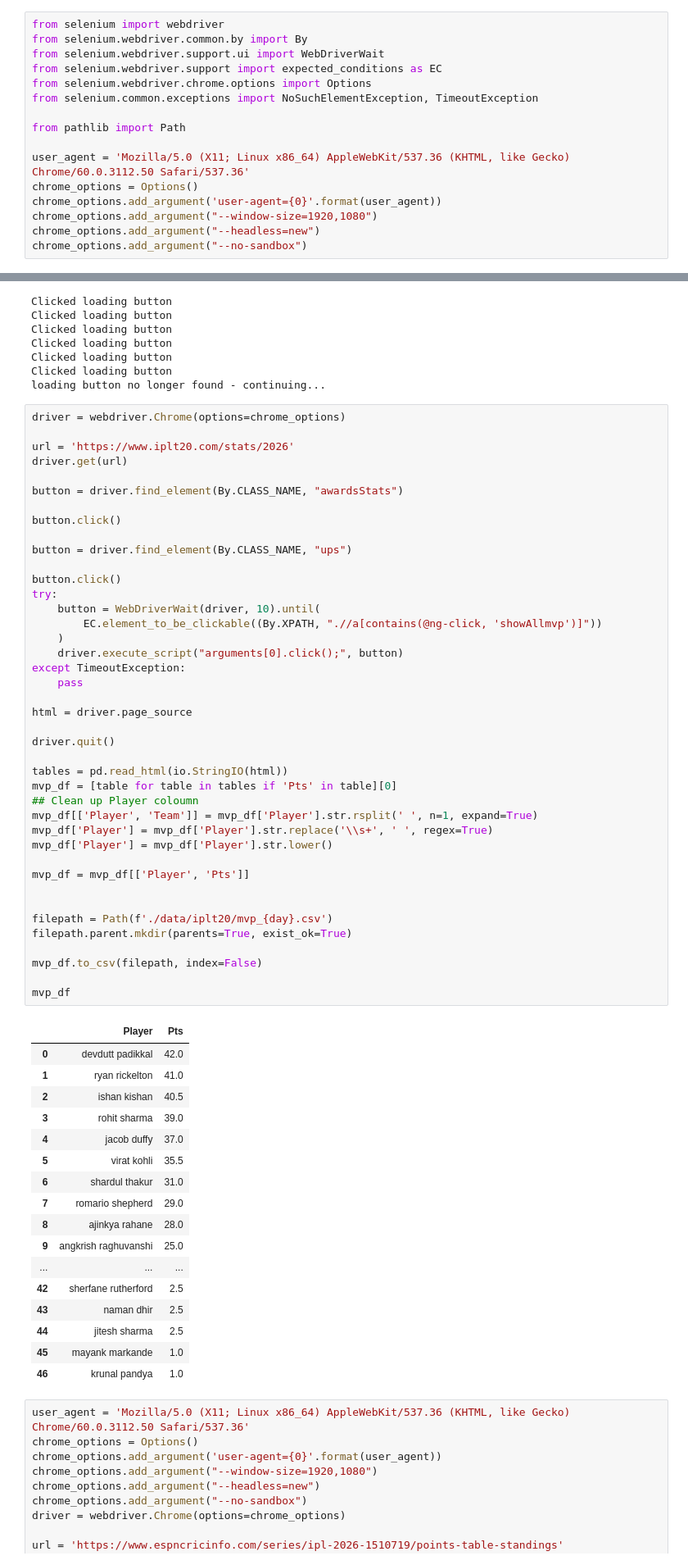
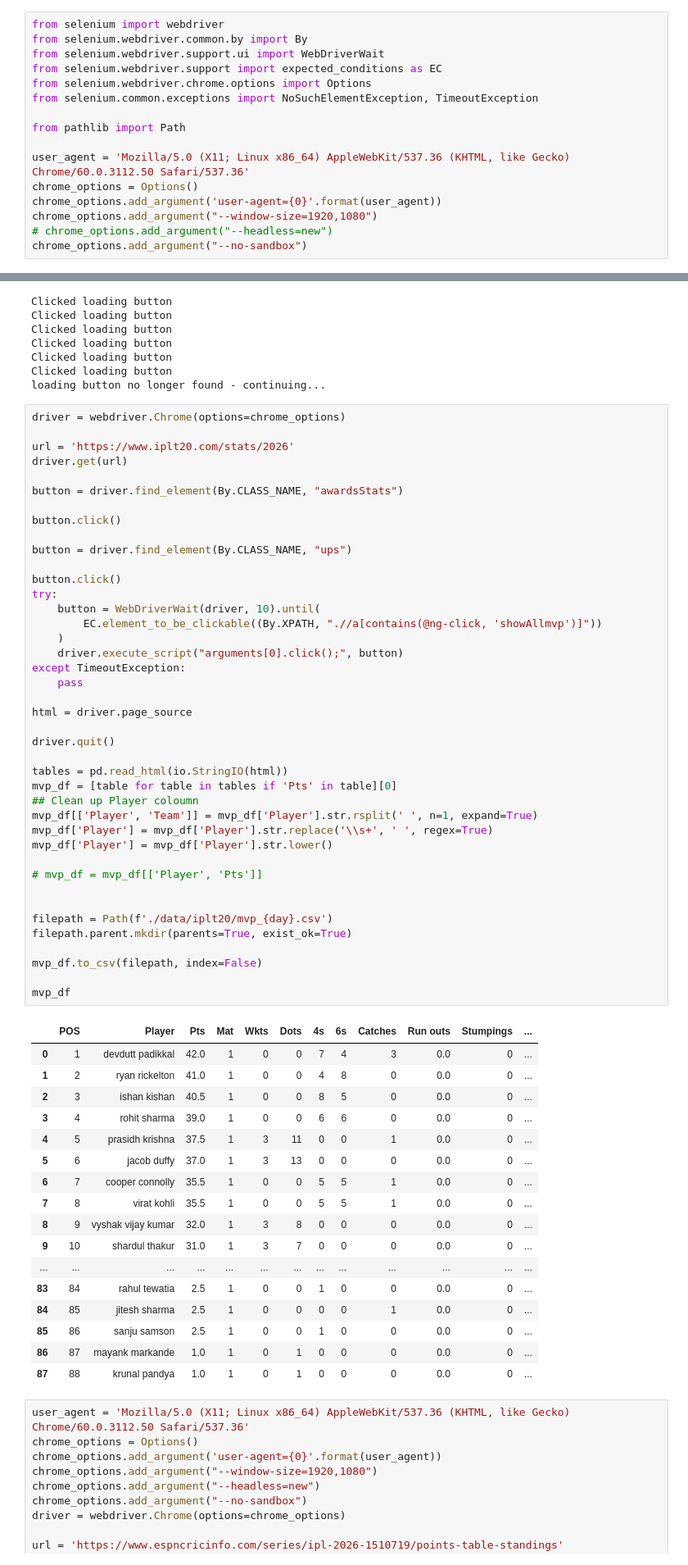
Before and after one commit to suddu16/cricket-fantasy, a Jupyter notebook: ipl2026/ipl_2026_fantasy_points_fetcher.ipynb, the cells around one changed output, grey strips where cells are left out. Shown at 82% size. Cells and saved outputs as stored; diff of their text form.

```diff
--- a/ipl2026/ipl_2026_fantasy_points_fetcher.ipynb
+++ b/ipl2026/ipl_2026_fantasy_points_fetcher.ipynb
@@ -47,7 +47,7 @@ user_agent = 'Mozilla/5.0 (X11; Linux x86_64) AppleWebKit/537.36 (KHTML, like Ge
 chrome_options = Options()
 chrome_options.add_argument('user-agent={0}'.format(user_agent))
 chrome_options.add_argument("--window-size=1920,1080")
-chrome_options.add_argument("--headless=new")
+# chrome_options.add_argument("--headless=new")
 chrome_options.add_argument("--no-sandbox")
 # %%
 driver = webdriver.Chrome(options=chrome_options)
@@ -117,51 +117,51 @@ button = driver.find_element(By.CLASS_NAME, "ups")
 
 button.click()
 try:
     button = WebDriverWait(driver, 10).until(
         EC.element_to_be_clickable((By.XPATH, ".//a[contains(@ng-click, 'showAllmvp')]"))
     )
     driver.execute_script("arguments[0].click();", button)
 except TimeoutException:
     pass
 
 html = driver.page_source
 
 driver.quit()
 
 tables = pd.read_html(io.StringIO(html))
 mvp_df = [table for table in tables if 'Pts' in table][0]
 ## Clean up Player coloumn
 mvp_df[['Player', 'Team']] = mvp_df['Player'].str.rsplit(' ', n=1, expand=True)
 mvp_df['Player'] = mvp_df['Player'].str.replace('\\s+', ' ', regex=True)
 mvp_df['Player'] = mvp_df['Player'].str.lower()
 
-mvp_df = mvp_df[['Player', 'Pts']]
+# mvp_df = mvp_df[['Player', 'Pts']]
 
 
 filepath = Path(f'./data/iplt20/mvp_{day}.csv')
 filepath.parent.mkdir(parents=True, exist_ok=True)
 
 mvp_df.to_csv(filepath, index=False)
 
 mvp_df
 # %% [output]
-|  | Player | Pts |
-| 0 | devdutt padikkal | 42.0 |
-| 1 | ryan rickelton | 41.0 |
-| 2 | ishan kishan | 40.5 |
-| 3 | rohit sharma | 39.0 |
-| 4 | jacob duffy | 37.0 |
-| 5 | virat kohli | 35.5 |
-| 6 | shardul thakur | 31.0 |
-| 7 | romario shepherd | 29.0 |
-| 8 | ajinkya rahane | 28.0 |
-| 9 | angkrish raghuvanshi | 25.0 |
-| ... | ... | ... |
-| 42 | sherfane rutherford | 2.5 |
-| 43 | naman dhir | 2.5 |
-| 44 | jitesh sharma | 2.5 |
-| 45 | mayank markande | 1.0 |
-| 46 | krunal pandya | 1.0 |
+|  | POS | Player | Pts | Mat | Wkts | Dots | 4s | 6s | Catches | Run outs | Stumpings | ... |
+| 0 | 1 | devdutt padikkal | 42.0 | 1 | 0 | 0 | 7 | 4 | 3 | 0.0 | 0 | ... |
+| 1 | 2 | ryan rickelton | 41.0 | 1 | 0 | 0 | 4 | 8 | 0 | 0.0 | 0 | ... |
+| 2 | 3 | ishan kishan | 40.5 | 1 | 0 | 0 | 8 | 5 | 0 | 0.0 | 0 | ... |
+| 3 | 4 | rohit sharma | 39.0 | 1 | 0 | 0 | 6 | 6 | 0 | 0.0 | 0 | ... |
+| 4 | 5 | prasidh krishna | 37.5 | 1 | 3 | 11 | 0 | 0 | 1 | 0.0 | 0 | ... |
+| 5 | 6 | jacob duffy | 37.0 | 1 | 3 | 13 | 0 | 0 | 0 | 0.0 | 0 | ... |
+| 6 | 7 | cooper connolly | 35.5 | 1 | 0 | 0 | 5 | 5 | 1 | 0.0 | 0 | ... |
+| 7 | 8 | virat kohli | 35.5 | 1 | 0 | 0 | 5 | 5 | 1 | 0.0 | 0 | ... |
+| 8 | 9 | vyshak vijay kumar | 32.0 | 1 | 3 | 8 | 0 | 0 | 0 | 0.0 | 0 | ... |
+| 9 | 10 | shardul thakur | 31.0 | 1 | 3 | 7 | 0 | 0 | 0 | 0.0 | 0 | ... |
+| ... | ... | ... | ... | ... | ... | ... | ... | ... | ... | ... | ... | ... |
+| 83 | 84 | rahul tewatia | 2.5 | 1 | 0 | 0 | 1 | 0 | 0 | 0.0 | 0 | ... |
+| 84 | 85 | jitesh sharma | 2.5 | 1 | 0 | 0 | 0 | 0 | 1 | 0.0 | 0 | ... |
+| 85 | 86 | sanju samson | 2.5 | 1 | 0 | 0 | 1 | 0 | 0 | 0.0 | 0 | ... |
+| 86 | 87 | mayank markande | 1.0 | 1 | 0 | 1 | 0 | 0 | 0 | 0.0 | 0 | ... |
+| 87 | 88 | krunal pandya | 1.0 | 1 | 0 | 1 | 0 | 0 | 0 | 0.0 | 0 | ... |
 # %%
 user_agent = 'Mozilla/5.0 (X11; Linux x86_64) AppleWebKit/537.36 (KHTML, like Gecko) Chrome/60.0.3112.50 Safari/537.36'
 chrome_options = Options()
```
Also changed, not shown: parts of 1 cell of this notebook, 20 other files.
